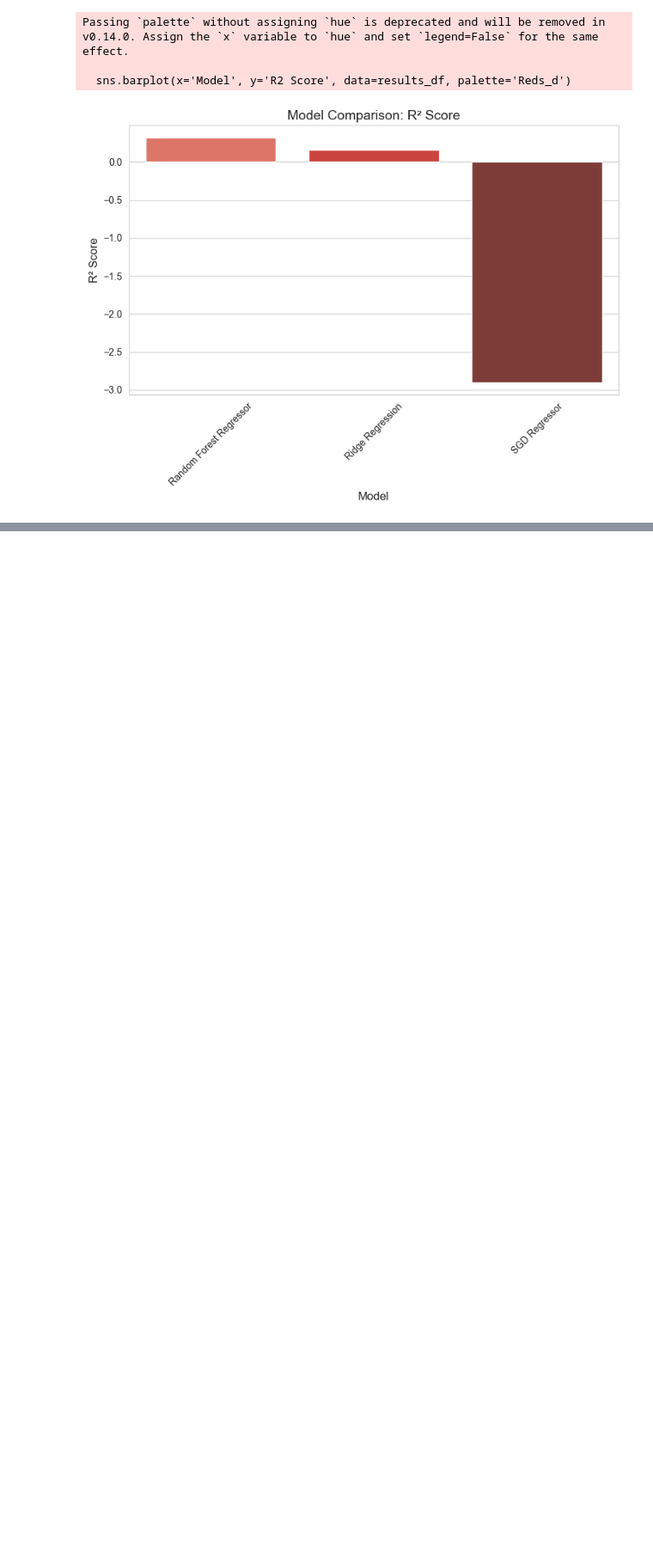
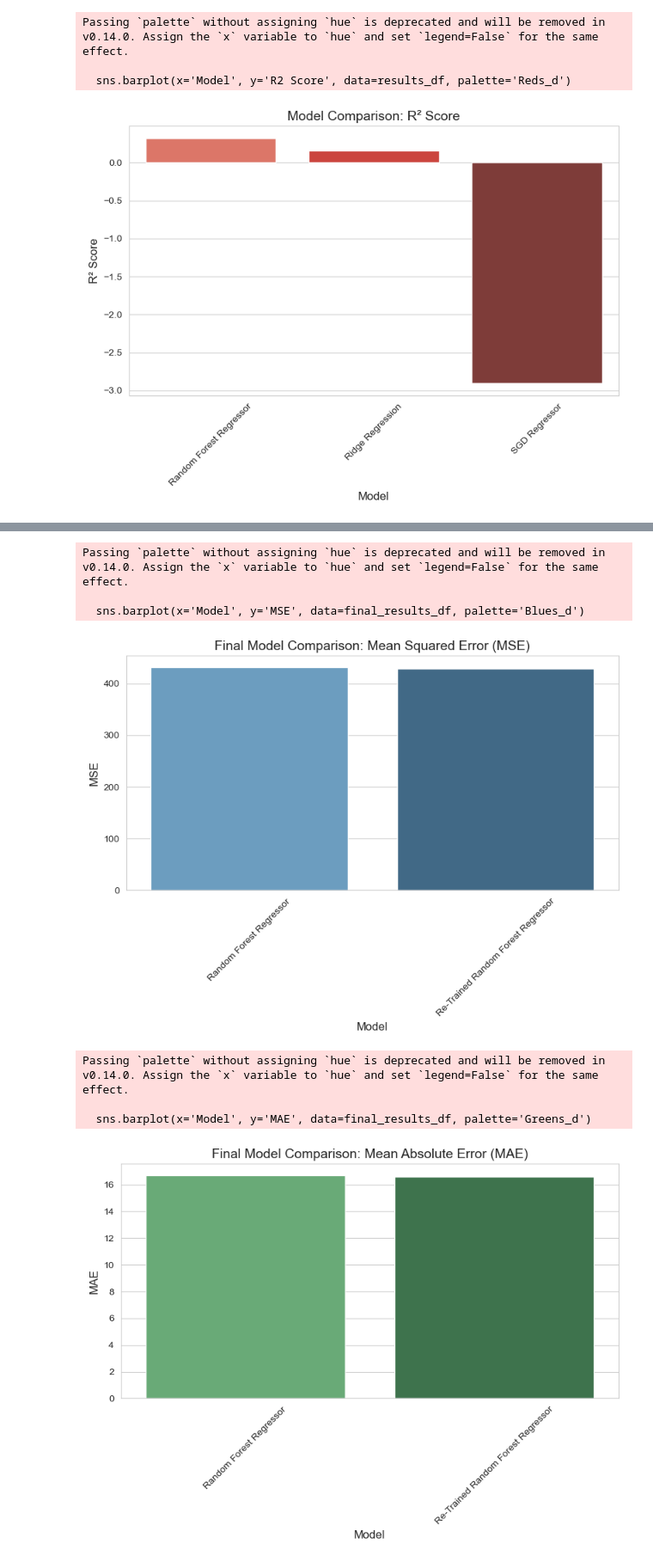
Before and after one commit to TuvshinSelenge/spotify_analysis, a Jupyter notebook: Modelling.ipynb, the cells around one changed output, grey strips where cells are left out. Shown at 86% size. Cells and saved outputs as stored; diff of their text form; code cells hidden in the pictures; blank space fills up the shorter version.

Commit message:
applied final model

```diff
--- a/Modelling.ipynb
+++ b/Modelling.ipynb
@@ -379,0 +422,17 @@ Passing `palette` without assigning `hue` is deprecated and will be removed in v
+# %%
+test_predictions_rf = best_rf.predict(X_test_transformed)
+mse_rf = mean_squared_error(y_test, test_predictions_rf)
+mae_rf = mean_absolute_error(y_test, test_predictions_rf)
+r2_rf = r2_score(y_test, test_predictions_rf)
+
+final_results.append({
+    "Model": "Re-Trained Random Forest Regressor",
+    "MSE": mse_rf,
+    "MAE": mae_rf,
+    "R2 Score": r2_rf
+})
+
+print(f"Re-Trained Random Forest Regressor Test Set Performance:")
+print(f"MSE: {mse_rf}")
+print(f"MAE: {mae_rf}")
+print(f"R² Score: {r2_rf}")
@@ -379,0 +446,43 @@ Passing `palette` without assigning `hue` is deprecated and will be removed in v
+# %%
+final_results_df = pd.DataFrame(final_results)
+
+sns.set_style("whitegrid")
+
+# Plot MSE
+plt.figure(figsize=(8, 6))
+sns.barplot(x='Model', y='MSE', data=final_results_df, palette='Blues_d')
+plt.title('Final Model Comparison: Mean Squared Error (MSE)', fontsize=14)
+plt.xlabel('Model', fontsize=12)
+plt.ylabel('MSE', fontsize=12)
+plt.xticks(rotation=45)
+plt.tight_layout()
+plt.show()
+
+# Plot MAE
+plt.figure(figsize=(8, 6))
+sns.barplot(x='Model', y='MAE', data=final_results_df, palette='Greens_d')
+plt.title('Final Model Comparison: Mean Absolute Error (MAE)', fontsize=14)
+plt.xlabel('Model', fontsize=12)
+plt.ylabel('MAE', fontsize=12)
+plt.xticks(rotation=45)
+plt.tight_layout()
+plt.show()
+
+# Plot R² Score
+plt.figure(figsize=(8, 6))
+sns.barplot(x='Model', y='R2 Score', data=final_results_df, palette='Reds_d')
+plt.title('Final Model Comparison: R² Score', fontsize=14)
+plt.xlabel('Model', fontsize=12)
+plt.ylabel('R² Score', fontsize=12)
+plt.xticks(rotation=45)
+plt.tight_layout()
+plt.show()
+# %% [output]
+Passing `palette` without assigning `hue` is deprecated and will be removed in v0.14.0. Assign the `x` variable to `hue` and set `legend=False` for the same effect.
+
+  sns.barplot(x='Model', y='MSE', data=final_results_df, palette='Blues_d')
+[figure, added]
+Passing `palette` without assigning `hue` is deprecated and will be removed in v0.14.0. Assign the `x` variable to `hue` and set `legend=False` for the same effect.
+
+  sns.barplot(x='Model', y='MAE', data=final_results_df, palette='Greens_d')
+[figure, added]
```
Also changed, not shown: parts of 13 cells of this notebook.
